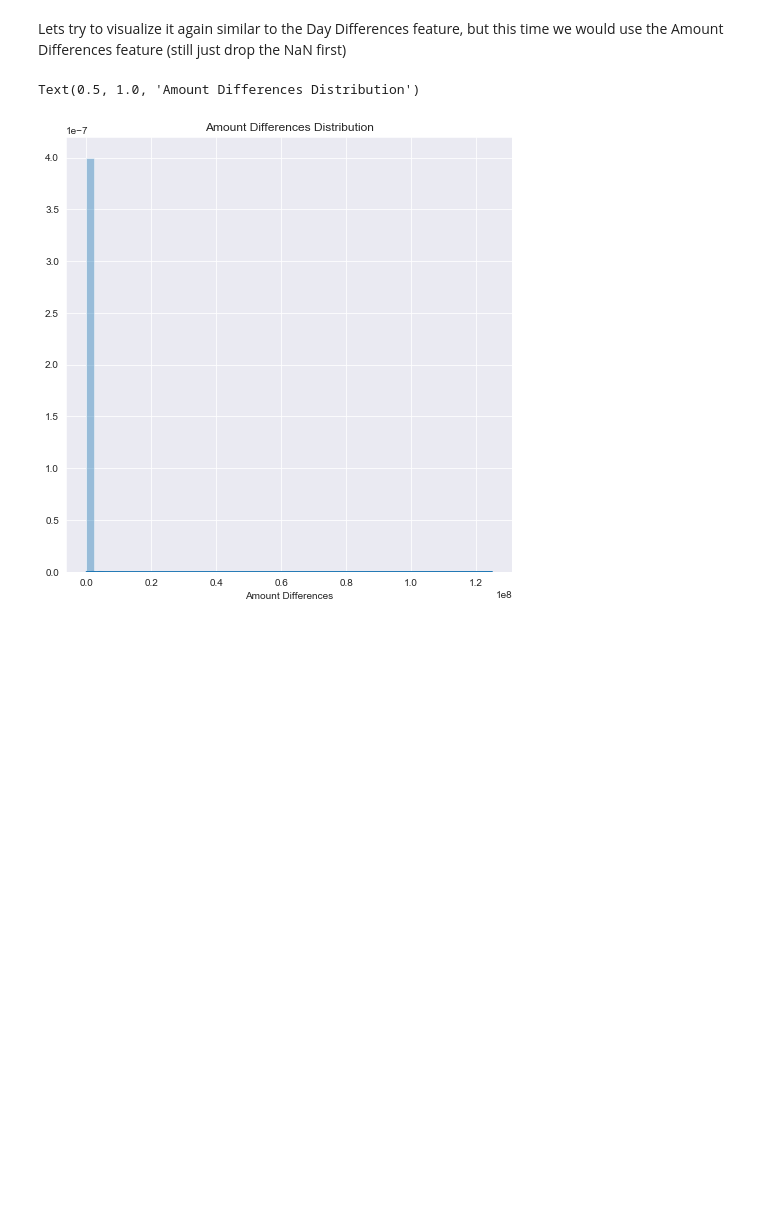
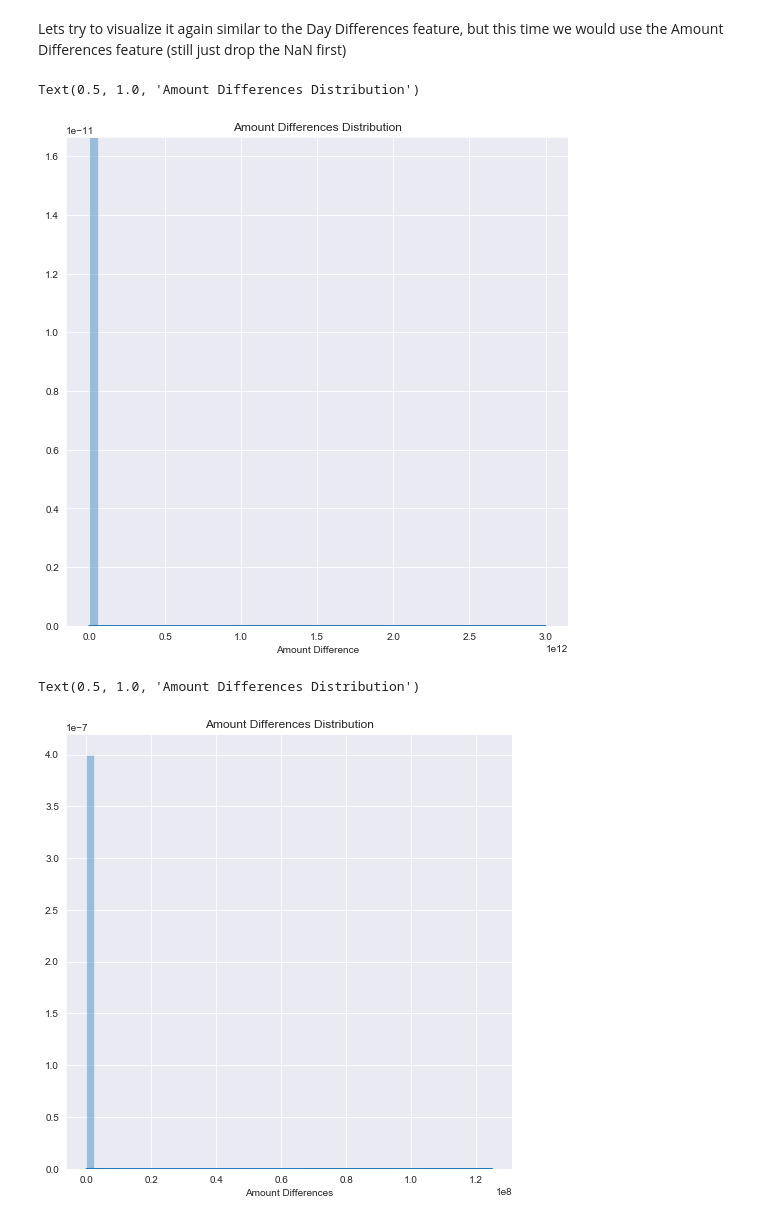
Before and after one commit to RizqiEka/Purwadhika-Module2-Exam-REM, a Jupyter notebook: Ujian2_Rizqi Eka Maulana.ipynb, the cells around one changed output. Drawn from its saved outputs; the diff is of its cells as text; code cells hidden in the pictures; blank space fills up the shorter version.

```diff
--- a/Ujian2_Rizqi Eka Maulana.ipynb
+++ b/Ujian2_Rizqi Eka Maulana.ipynb
@@ -419,5 +420,15 @@ Text(0.5, 1.0, 'Day Differences Distribution over than 1000')
 Why do you think there is day that way more than thousand days differences, and why some day differences are less than 0? (claim was made before the incident is like someone predicting a future after all).
 # %% [markdown]
 Remove the $ sign (some data need even more clean up by replacing the ; sign into . sign) from the Claim Amount columns and Close Amount columns, and change those columns datatype into float datatype
+# %%
+df['Claim Amount'] = df['Claim Amount'].str.replace('$', '')
+df['Claim Amount'] = df['Claim Amount'].str.replace(';', '')
+df['Claim Amount'] = df['Claim Amount'].astype(float)
+
+df['Close Amount'] = df['Close Amount'].str.replace('$', '')
+df['Close Amount'] = df['Close Amount'].str.replace(';', '')
+df['Close Amount'] = df['Close Amount'].astype(float)
 # %% [markdown]
 Create a new columns called Amount Differences by substract the Claim Amount with Close Amount columns
+# %%
+df['Amount Difference'] = df['Claim Amount'] - df['Close Amount']
@@ -456 +477,10 @@ Lets try to visualize it again similar to the Day Differences feature, but this
+# %%
+f, ax = plt.subplots(figsize=(9,9))
+
+sns.set_style('darkgrid')
+sns.distplot(df['Amount Difference'])
+plt.title('Amount Differences Distribution')
+# %% [output]
+Text(0.5, 1.0, 'Amount Differences Distribution')
+[figure, added]
 # %%
```
Also changed, not shown: parts of 20 cells of this notebook.
